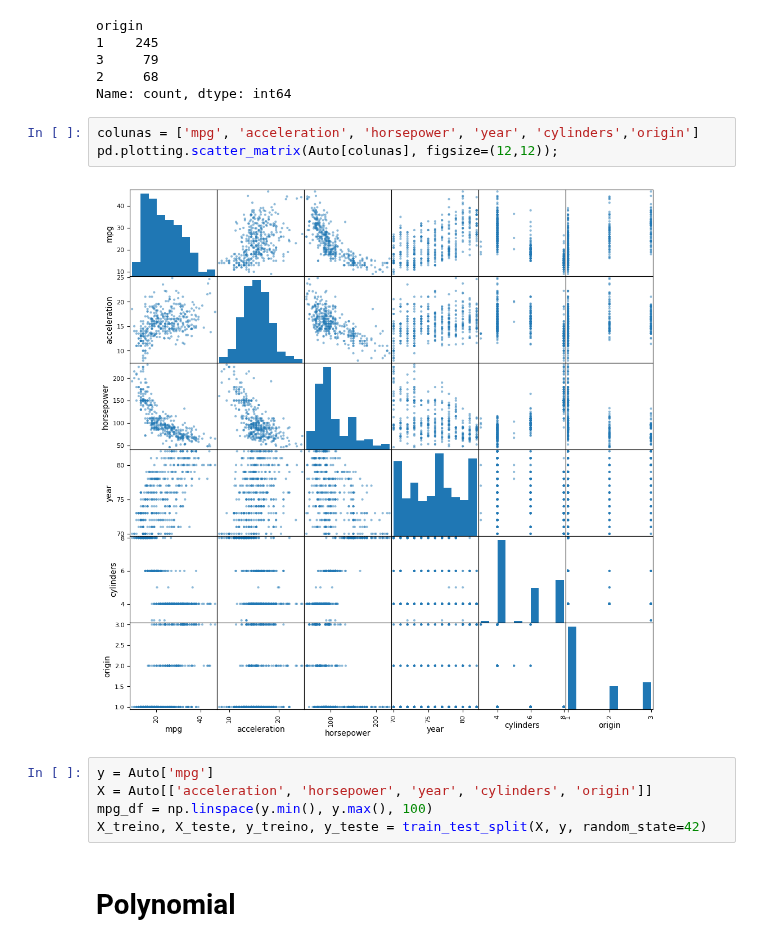
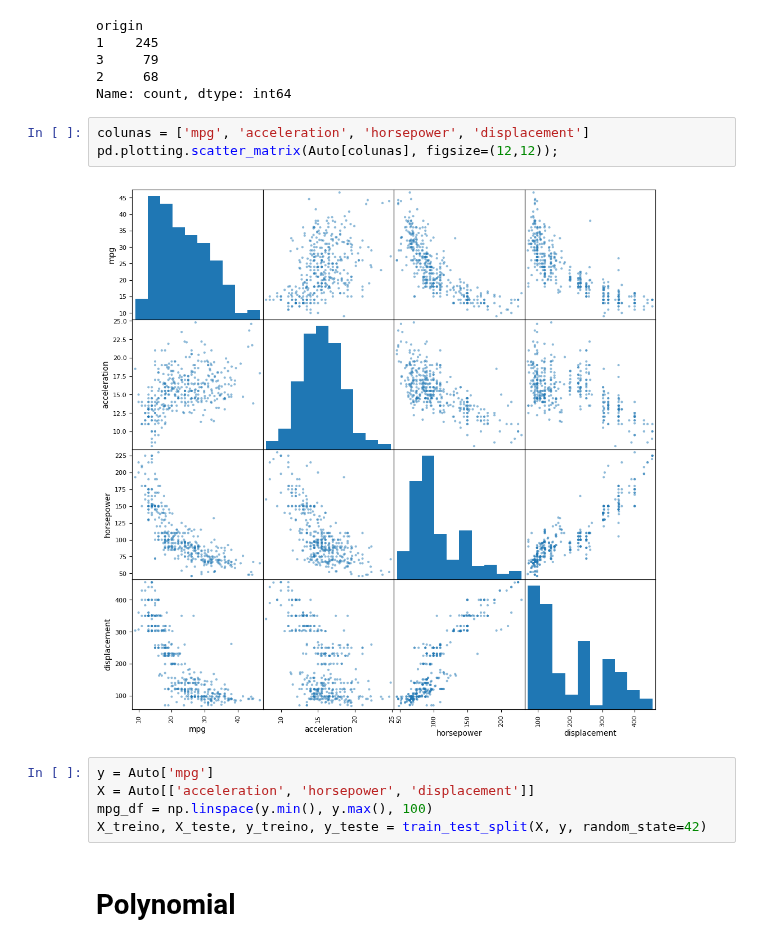
Before and after one commit to oliveira-silva-lucas/ISLP, a Jupyter notebook: Cap_07_Non_Linear_Modeling/Exercises/ex_cap_07_auto.ipynb, the cells around one changed output. Drawn from its saved outputs; the diff is of its cells as text.

```diff
--- a/Cap_07_Non_Linear_Modeling/Exercises/ex_cap_07_auto.ipynb
+++ b/Cap_07_Non_Linear_Modeling/Exercises/ex_cap_07_auto.ipynb
@@ -62,13 +57,13 @@ origin
 2     68
 Name: count, dtype: int64
 # %%
-colunas = ['mpg', 'acceleration', 'horsepower', 'year', 'cylinders','origin']
+colunas = ['mpg', 'acceleration', 'horsepower', 'displacement']
 pd.plotting.scatter_matrix(Auto[colunas], figsize=(12,12));
 # %% [output]
-[figure, old version]
+[figure, new version]
 # %%
 y = Auto['mpg']
-X = Auto[['acceleration', 'horsepower', 'year', 'cylinders', 'origin']]
+X = Auto[['acceleration', 'horsepower', 'displacement']]
 mpg_df = np.linspace(y.min(), y.max(), 100)
 X_treino, X_teste, y_treino, y_teste = train_test_split(X, y, random_state=42)
 # %% [markdown]
```
Also changed, not shown: parts of 21 cells of this notebook.
